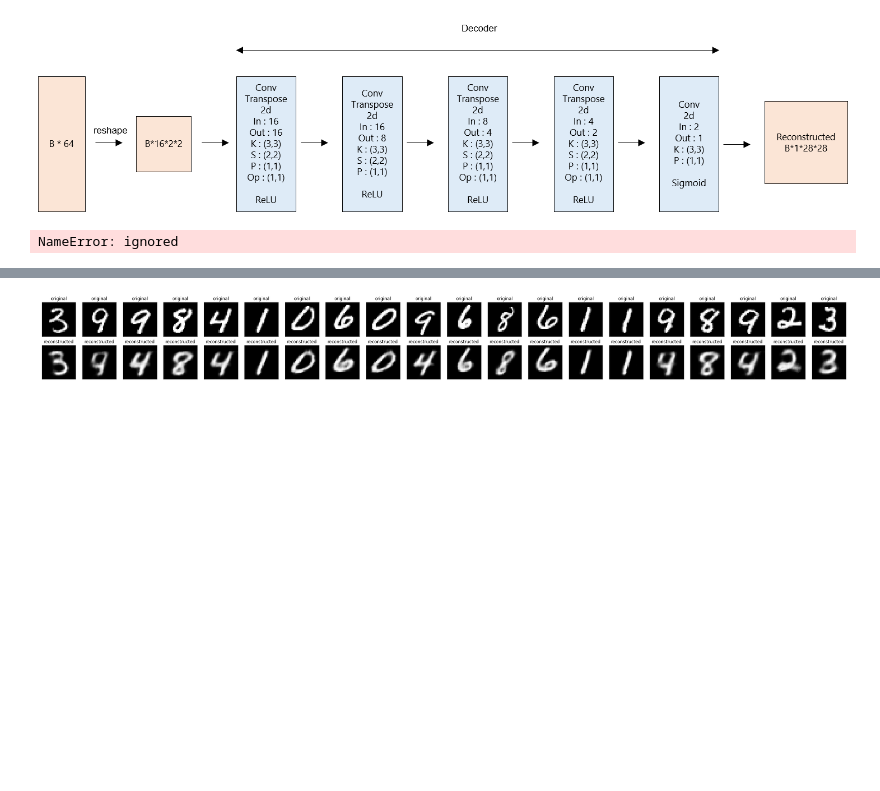
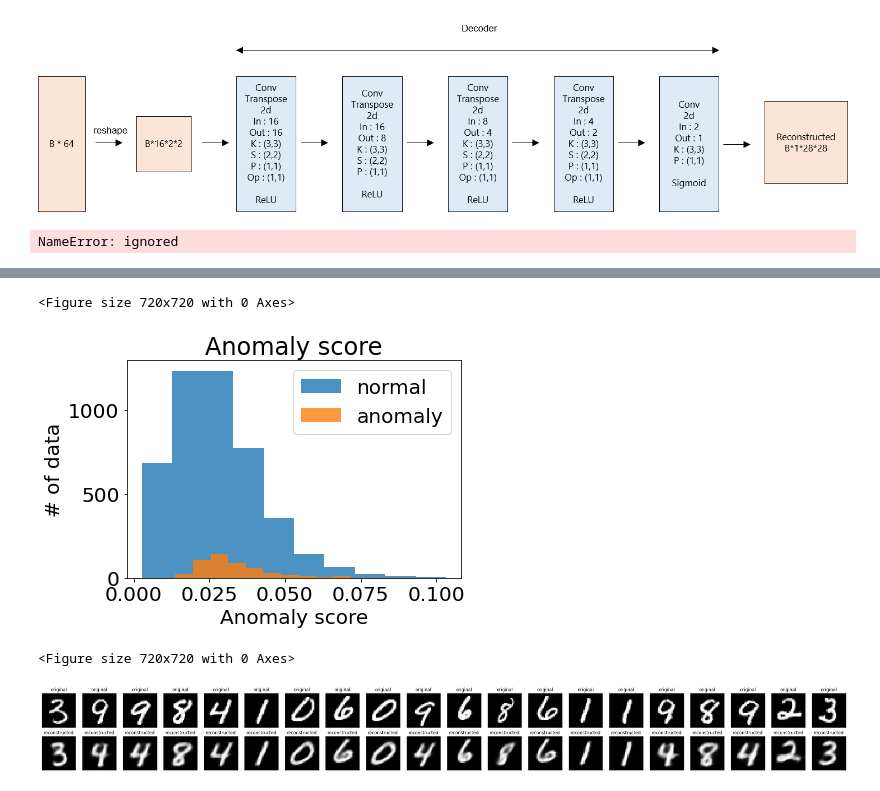
Before and after one commit to jhChoi1997/EE488_AI_Convergence_Capstone_Design_Anomaly_Detection_2022spring, a Jupyter notebook: Experiment1/Assignment_1_Reconstruction.ipynb, the cells around one changed output, grey strips where cells are left out. Cells and saved outputs as stored; diff of their text form; code cells hidden in the pictures; blank space fills up the shorter version.

```diff
--- a/Experiment1/Assignment_1_Reconstruction.ipynb
+++ b/Experiment1/Assignment_1_Reconstruction.ipynb
@@ -290 +276,13 @@ anomaly loss : 0.03549916096839193
+# %%
+plt.hist(test_normal_score, alpha = 0.8)
+plt.hist(test_anomaly_score, alpha = 0.8)
+plt.title('Anomaly score')
+plt.xlabel('Anomaly score')
+plt.ylabel('# of data')
+plt.legend(['normal','anomaly'])
+plt.figure(figsize=(10,10))
+# %% [output]
+<Figure size 720x720 with 0 Axes>
+[figure, added]
+<Figure size 720x720 with 0 Axes>
 # %%
```
Also changed, not shown: parts of 7 cells of this notebook.
